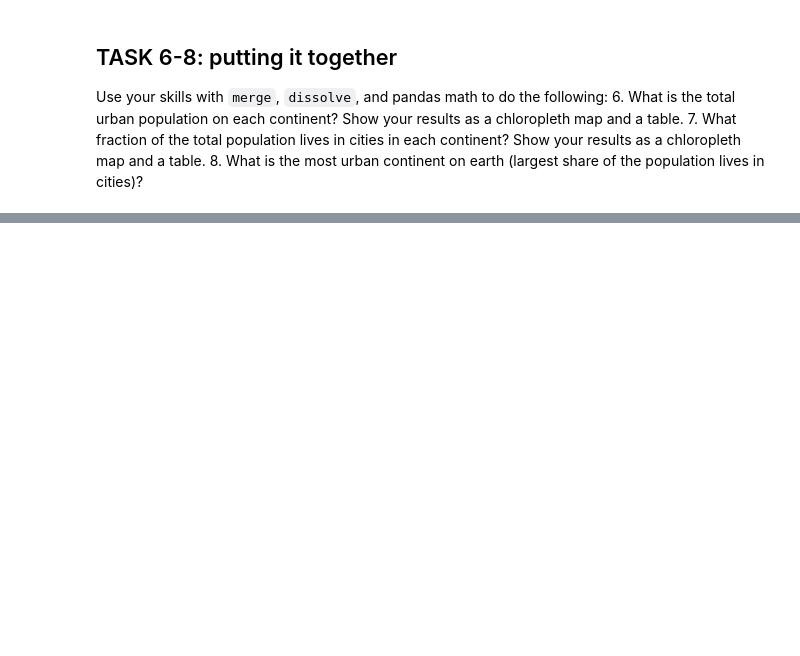
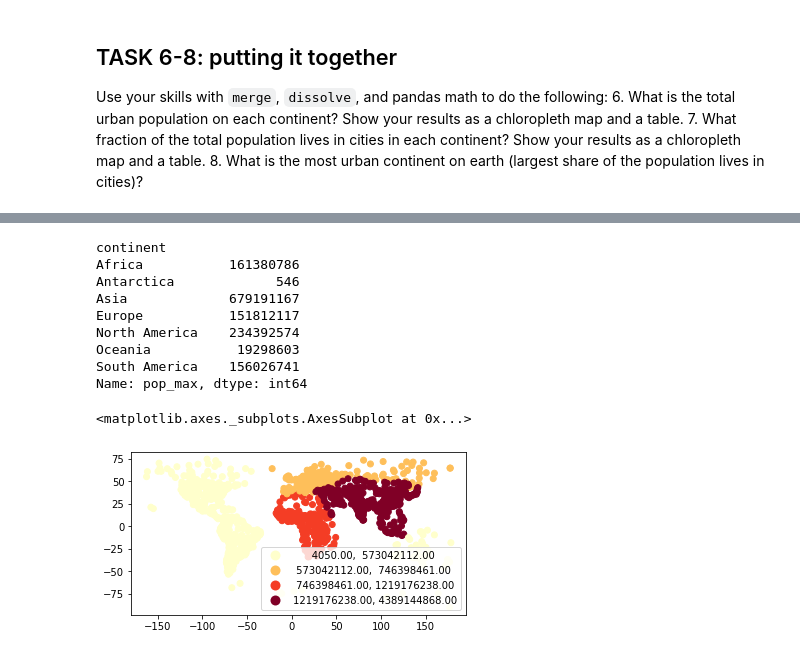
Before and after one commit to emjorgen/EnvDatSci22, a Jupyter notebook: CodeSprints/VectorData101.ipynb, the cells around one changed output, grey strips where cells are left out. Saved outputs shown, nothing was run; the diff lists cells and outputs as text; code cells hidden in the pictures; blank space fills up the shorter version.

```diff
--- a/CodeSprints/VectorData101.ipynb
+++ b/CodeSprints/VectorData101.ipynb
@@ -740,0 +729,19 @@ KeyError: ignored
+# %%
+# join cities with continents
+cities_with_continent = gpd.sjoin(cities, continents, how="inner", op='intersects')
+tot_urb_pop = cities_with_continent.groupby(['continent']).sum()
+pcont = tot_urb_pop['pop_max']
+print(pcont)
+cities_with_continent.plot(column = 'pop_est', scheme='quantiles', cmap='YlOrRd', legend=True)
+# %% [output]
+continent
+Africa           161380786
+Antarctica             546
+Asia             679191167
+Europe           151812117
+North America    234392574
+Oceania           19298603
+South America    156026741
+Name: pop_max, dtype: int64
+<matplotlib.axes._subplots.AxesSubplot at 0x...>
+[figure, added]
```
Also changed, not shown: parts of 9 cells of this notebook.
